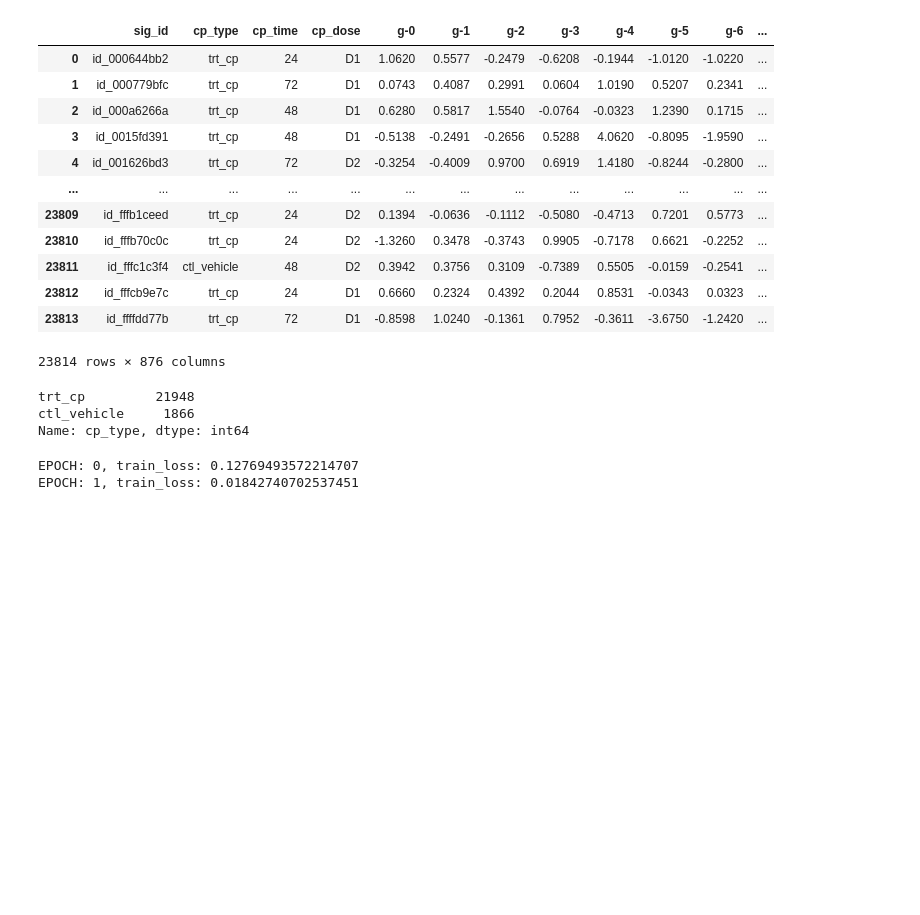
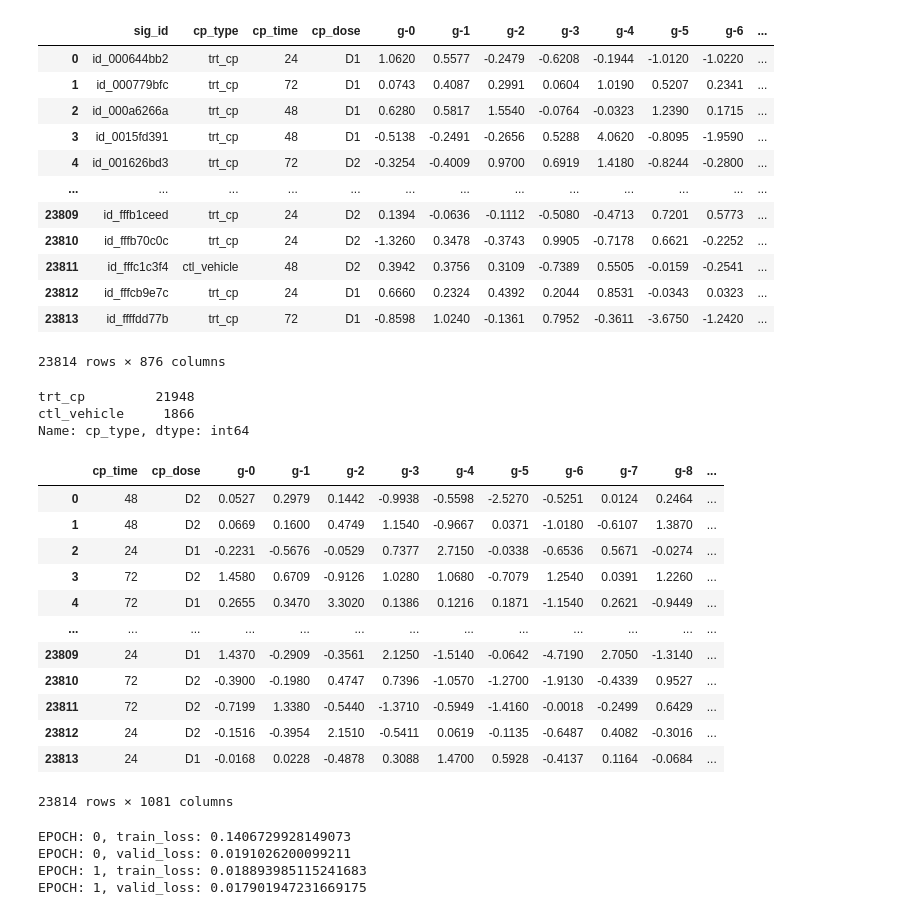
Before and after one commit to mmanera/moa-kaggle, a Jupyter notebook: moa_baseline.ipynb, the cells around one changed output. Drawn from its saved outputs; the diff is of its cells as text; code cells hidden in the pictures; blank space fills up the shorter version.

Commit message:
added kfold

```diff
--- a/moa_baseline.ipynb
+++ b/moa_baseline.ipynb
@@ -169,0 +186,22 @@ train_dataset = MoADataset(x_train, y_train)
+# %%
+folds = train.copy()
+folds = folds.sample(frac=1).reset_index(drop=True)             # to randomize
+kf = model_selection.KFold(n_splits=5)
+for fold, (t_idx, v_idx) in enumerate(kf.split(X=folds)):
+    folds.loc[v_idx, 'kfold'] = fold
+folds['kfold'] = folds['kfold'].astype(int)           # Otherwise 0.0, 1.0, 2.0, 3.0...
+folds
+# %% [output]
+|  | cp_time | cp_dose | g-0 | g-1 | g-2 | g-3 | g-4 | g-5 | g-6 | g-7 | g-8 | ... |
+| 0 | 48 | D2 | 0.0527 | 0.2979 | 0.1442 | -0.9938 | -0.5598 | -2.5270 | -0.5251 | 0.0124 | 0.2464 | ... |
+| 1 | 48 | D2 | 0.0669 | 0.1600 | 0.4749 | 1.1540 | -0.9667 | 0.0371 | -1.0180 | -0.6107 | 1.3870 | ... |
+| 2 | 24 | D1 | -0.2231 | -0.5676 | -0.0529 | 0.7377 | 2.7150 | -0.0338 | -0.6536 | 0.5671 | -0.0274 | ... |
+| 3 | 72 | D2 | 1.4580 | 0.6709 | -0.9126 | 1.0280 | 1.0680 | -0.7079 | 1.2540 | 0.0391 | 1.2260 | ... |
+| 4 | 72 | D1 | 0.2655 | 0.3470 | 3.3020 | 0.1386 | 0.1216 | 0.1871 | -1.1540 | 0.2621 | -0.9449 | ... |
+| ... | ... | ... | ... | ... | ... | ... | ... | ... | ... | ... | ... | ... |
+| 23809 | 24 | D1 | 1.4370 | -0.2909 | -0.3561 | 2.1250 | -1.5140 | -0.0642 | -4.7190 | 2.7050 | -1.3140 | ... |
+| 23810 | 72 | D2 | -0.3900 | -0.1980 | 0.4747 | 0.7396 | -1.0570 | -1.2700 | -1.9130 | -0.4339 | 0.9527 | ... |
+| 23811 | 72 | D2 | -0.7199 | 1.3380 | -0.5440 | -1.3710 | -0.5949 | -1.4160 | -0.0018 | -0.2499 | 0.6429 | ... |
+| 23812 | 24 | D2 | -0.1516 | -0.3954 | 2.1510 | -0.5411 | 0.0619 | -0.1135 | -0.6487 | 0.4082 | -0.3016 | ... |
+| 23813 | 24 | D1 | -0.0168 | 0.0228 | -0.4878 | 0.3088 | 1.4700 | 0.5928 | -0.4137 | 0.1164 | -0.0684 | ... |
+23814 rows × 1081 columns
@@ -192,14 +245,14 @@ best_loss = np.inf                  # Represents a positive infinite
 for epoch in range(EPOCHS):
     train_loss = train_fn(model, optimizer, scheduler, loss_fn, trainloader, DEVICE)
     print(f"EPOCH: {epoch}, train_loss: {train_loss}")
-    # valid_loss, valid_preds = valid_fn(model, loss_fn, validloader, DEVICE)
-    # print(f"EPOCH: {epoch}, valid_loss: {valid_loss}")
+    valid_loss, valid_preds = valid_fn(model, loss_fn, validloader, DEVICE)
+    print(f"EPOCH: {epoch}, valid_loss: {valid_loss}")
 
-    # if valid_loss < best_loss:
+    if valid_loss < best_loss:
 
-    #     best_loss = valid_loss
-    #     oof[val_idx] = valid_preds
-    #     torch.save(model.state_dict(), f"FOLD{fold}_.pth")
+        best_loss = valid_loss
+        oof[val_idx] = valid_preds
+        torch.save(model.state_dict(), f"FOLD{fold}_.pth")
 
     # elif(EARLY_STOP == True):
 
@@ -207,8 +260,10 @@ for epoch in range(EPOCHS):
     #     if (early_step >= early_stopping_steps):
     #         break
 # %% [output]
-EPOCH: 0, train_loss: 0.12769493572214707
-EPOCH: 1, train_loss: 0.01842740702537451
+EPOCH: 0, train_loss: 0.1406729928149073
+EPOCH: 0, valid_loss: 0.0191026200099211
+EPOCH: 1, train_loss: 0.018893985115241683
+EPOCH: 1, valid_loss: 0.017901947231669175
 # %%
 test_df = process_data(test)
 x_test  = test_df[feature_cols].values
```
Also changed, not shown: parts of 7 cells of this notebook.
